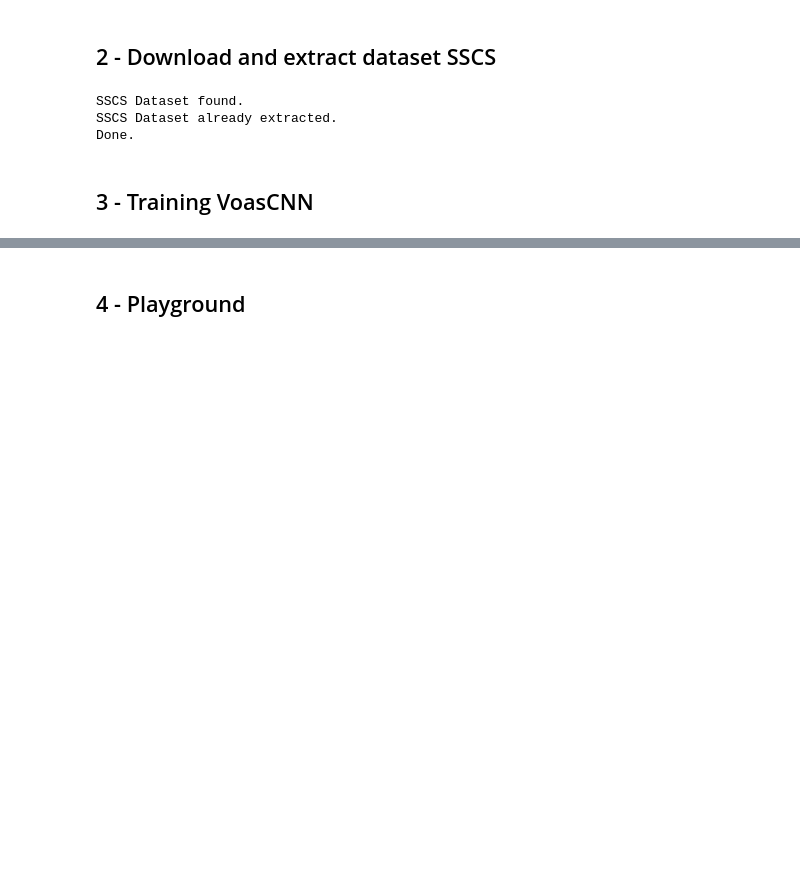
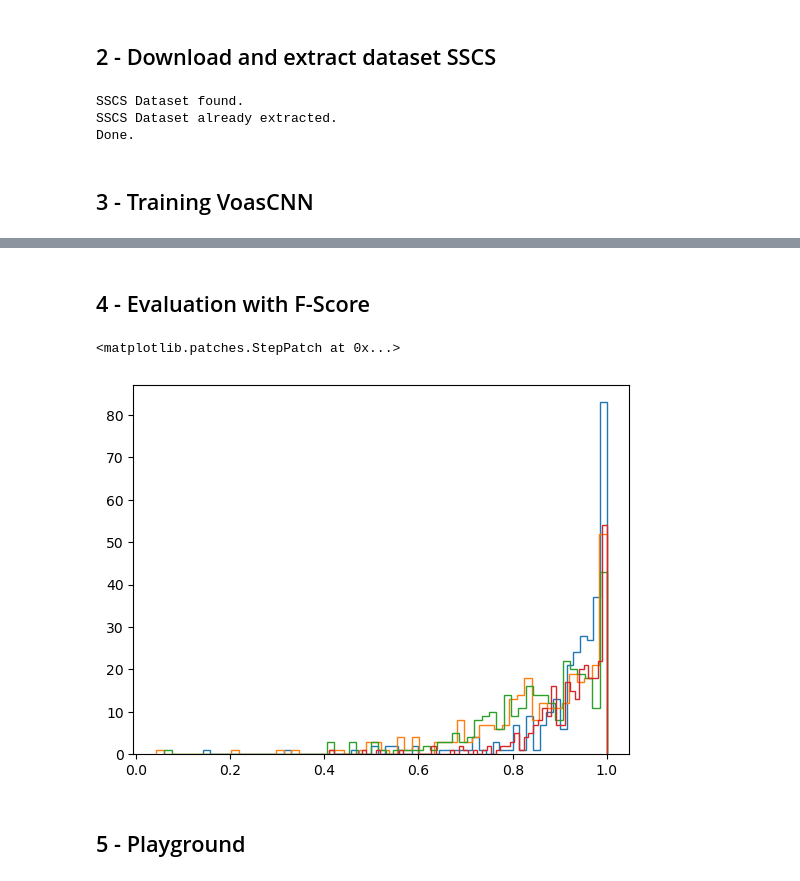
Before and after one commit to Xornotor/VocalAssignment-SSCS, a Jupyter notebook: SSCS_Training.ipynb, the cells around one changed output, grey strips where cells are left out. Saved outputs shown, nothing was run; the diff lists cells and outputs as text; code cells hidden in the pictures; blank space fills up the shorter version.

```diff
--- a/SSCS_Training.ipynb
+++ b/SSCS_Training.ipynb
@@ -66,3 +64,5 @@ voas_cnn.compile(optimizer=Adam(learning_rate=2e-3),
 
 sscs.load_weights(voas_cnn)
 sscs.train(voas_cnn, ds_train, ds_val)
+# %% [markdown]
+## 4 - Evaluation with F-Score
@@ -69,5 +97,20 @@ sscs.train(voas_cnn, ds_train, ds_val)
+# %%
+f_scores = np.load('./Evaluation_Data/f-scores.npy')
+# %%
+s_counts, s_bins = np.histogram(f_scores[0], bins=60)
+a_counts, a_bins = np.histogram(f_scores[1], bins=60)
+t_counts, t_bins = np.histogram(f_scores[2], bins=60)
+b_counts, b_bins = np.histogram(f_scores[3], bins=60)
+
+plt.stairs(s_counts, s_bins)
+plt.stairs(a_counts, a_bins)
+plt.stairs(t_counts, t_bins)
+plt.stairs(b_counts, b_bins)
+# %% [output]
+<matplotlib.patches.StepPatch at 0x...>
+[figure, added]
 # %% [markdown]
-## 4 - Playground
+## 5 - Playground
 # %%
 rand_song = sscs.pick_random_song(split='test')
 mix, s, a, t, b = sscs.read_all_voice_splits(rand_song)
```
Also changed, not shown: parts of 5 cells of this notebook, 2 other files.
